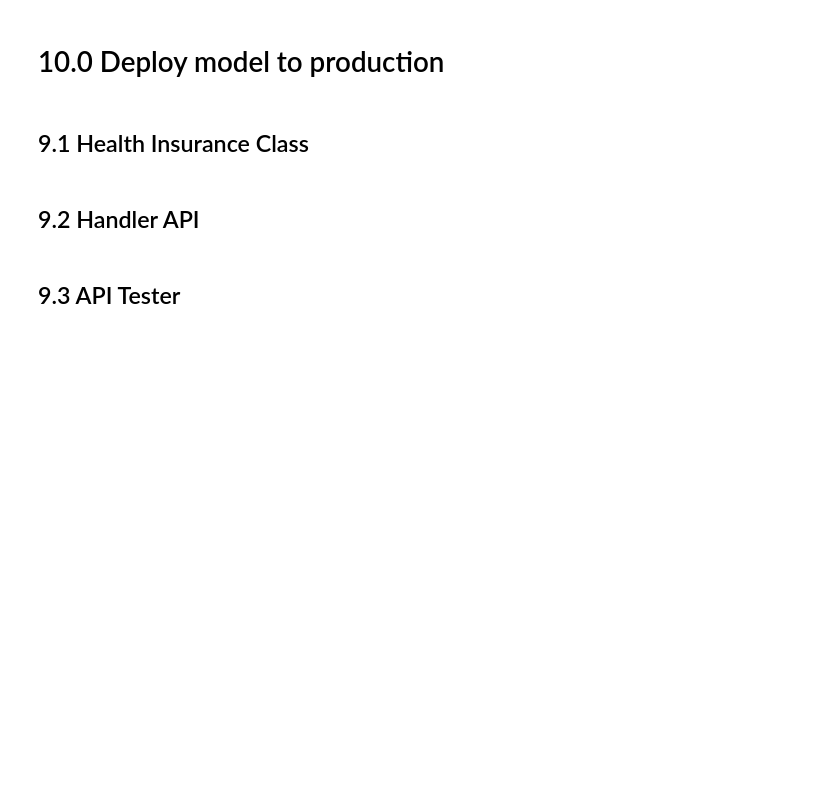
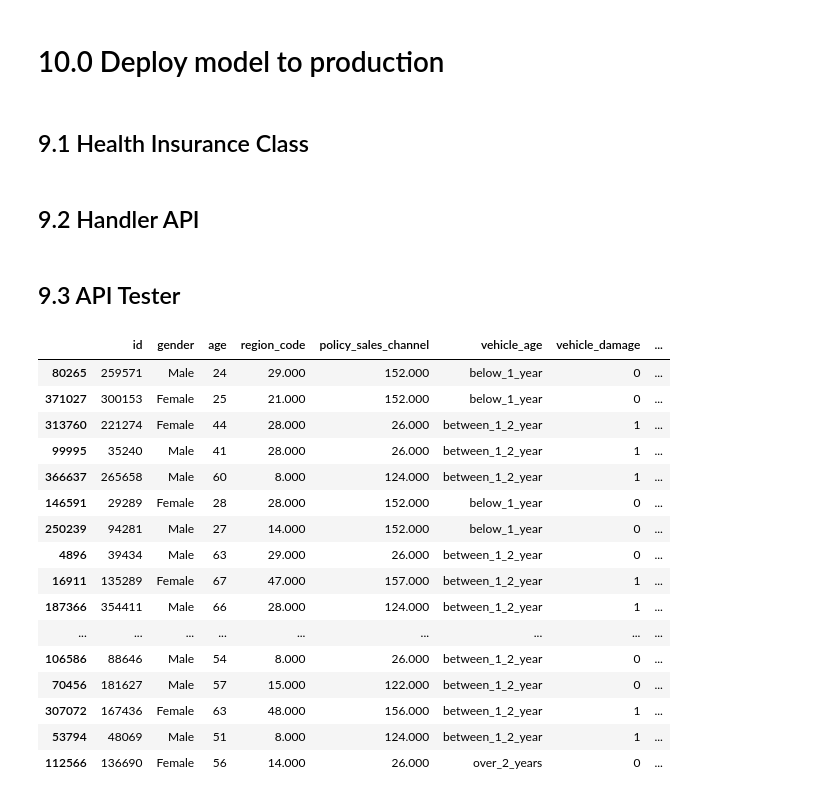
Before and after one commit to SamuelOliveirads/Health_Insurance_Cross_Sell, a Jupyter notebook: notebooks/v1-m10.0-hics-deploy-model.ipynb, the cells around one changed output. Cells and saved outputs as stored; diff of their text form; code cells hidden in the pictures; blank space fills up the shorter version.

```diff
--- a/notebooks/v1-m10.0-hics-deploy-model.ipynb
+++ b/notebooks/v1-m10.0-hics-deploy-model.ipynb
@@ -1658,6 +1658,26 @@ df_test = df_test.sample(50)
 # convert data into json
 
 data = json.dumps(df_test.to_dict(orient='records'))
+# %%
+df_test
+# %% [output]
+|  | id | gender | age | region_code | policy_sales_channel | vehicle_age | vehicle_damage | ... |
+| 80265 | 259571 | Male | 24 | 29.000 | 152.000 | below_1_year | 0 | ... |
+| 371027 | 300153 | Female | 25 | 21.000 | 152.000 | below_1_year | 0 | ... |
+| 313760 | 221274 | Female | 44 | 28.000 | 26.000 | between_1_2_year | 1 | ... |
+| 99995 | 35240 | Male | 41 | 28.000 | 26.000 | between_1_2_year | 1 | ... |
+| 366637 | 265658 | Male | 60 | 8.000 | 124.000 | between_1_2_year | 1 | ... |
+| 146591 | 29289 | Female | 28 | 28.000 | 152.000 | below_1_year | 0 | ... |
+| 250239 | 94281 | Male | 27 | 14.000 | 152.000 | below_1_year | 0 | ... |
+| 4896 | 39434 | Male | 63 | 29.000 | 26.000 | between_1_2_year | 0 | ... |
+| 16911 | 135289 | Female | 67 | 47.000 | 157.000 | between_1_2_year | 1 | ... |
+| 187366 | 354411 | Male | 66 | 28.000 | 124.000 | between_1_2_year | 1 | ... |
+| ... | ... | ... | ... | ... | ... | ... | ... | ... |
+| 106586 | 88646 | Male | 54 | 8.000 | 26.000 | between_1_2_year | 0 | ... |
+| 70456 | 181627 | Male | 57 | 15.000 | 122.000 | between_1_2_year | 0 | ... |
+| 307072 | 167436 | Female | 63 | 48.000 | 156.000 | between_1_2_year | 1 | ... |
+| 53794 | 48069 | Male | 51 | 8.000 | 124.000 | between_1_2_year | 1 | ... |
+| 112566 | 136690 | Female | 56 | 14.000 | 26.000 | over_2_years | 0 | ... |
 # %%
 # Api call
 
```
Also changed, not shown: parts of 2 cells of this notebook, 4 other files.
